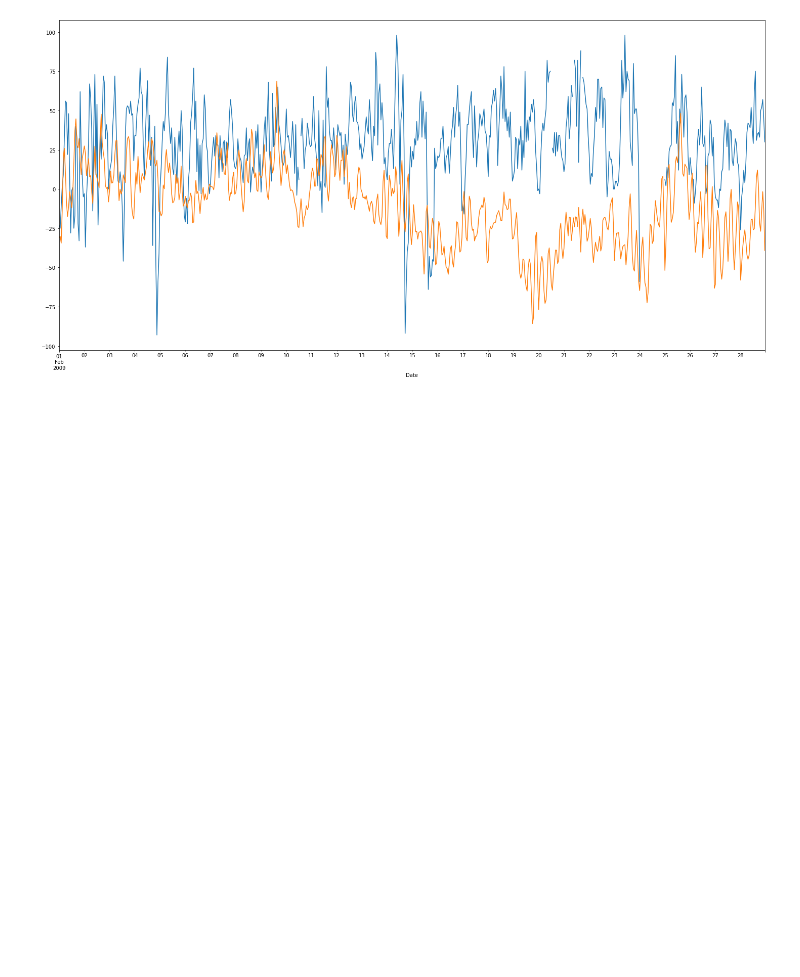
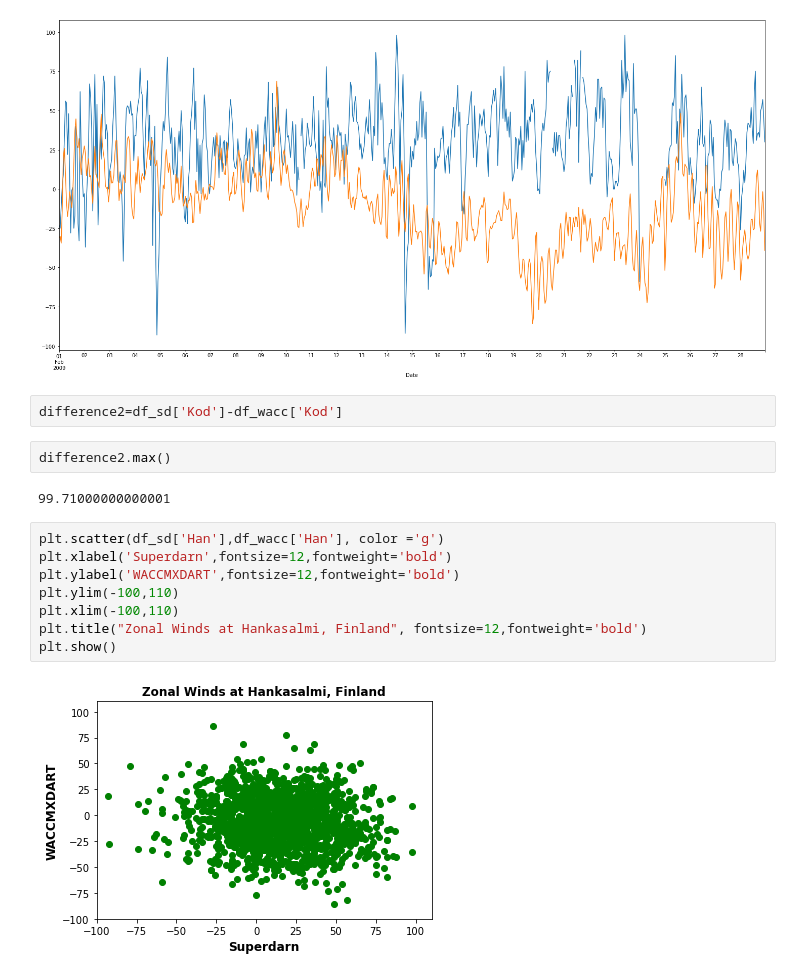
Before and after one commit to 7AlonsoRaikiri7/SummerREU, a Jupyter notebook: U_superdarn_waccmxdart_hrly.ipynb, the cells around one changed output. Cells and saved outputs as stored; diff of their text form; blank space fills up the shorter version.

```diff
--- a/U_superdarn_waccmxdart_hrly.ipynb
+++ b/U_superdarn_waccmxdart_hrly.ipynb
@@ -274,3 +330,19 @@ plt.figure(figsize=(25,12))
 # %% [output]
 <AxesSubplot:xlabel='Date'>
 [figure]
+# %%
+difference2=df_sd['Kod']-df_wacc['Kod']
+# %%
+difference2.max()
+# %% [output]
+99.71000000000001
+# %%
+plt.scatter(df_sd['Han'],df_wacc['Han'], color ='g')
+plt.xlabel('Superdarn',fontsize=12,fontweight='bold')
+plt.ylabel('WACCMXDART',fontsize=12,fontweight='bold')
+plt.ylim(-100,110)
+plt.xlim(-100,110)
+plt.title("Zonal Winds at Hankasalmi, Finland", fontsize=12,fontweight='bold')
+plt.show()
+# %% [output]
+[figure, added]
```
Also changed, not shown: parts of 11 cells of this notebook, 1 other file.
